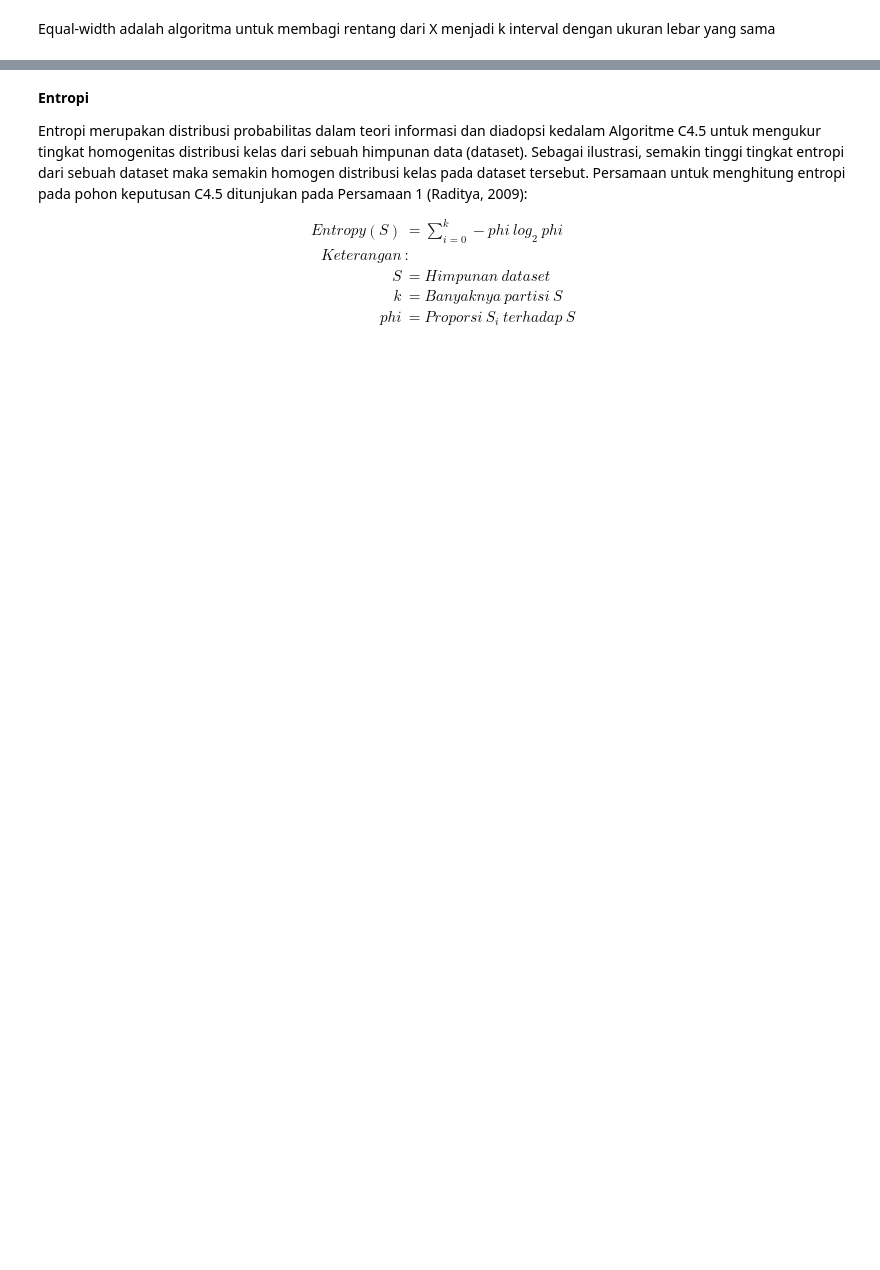
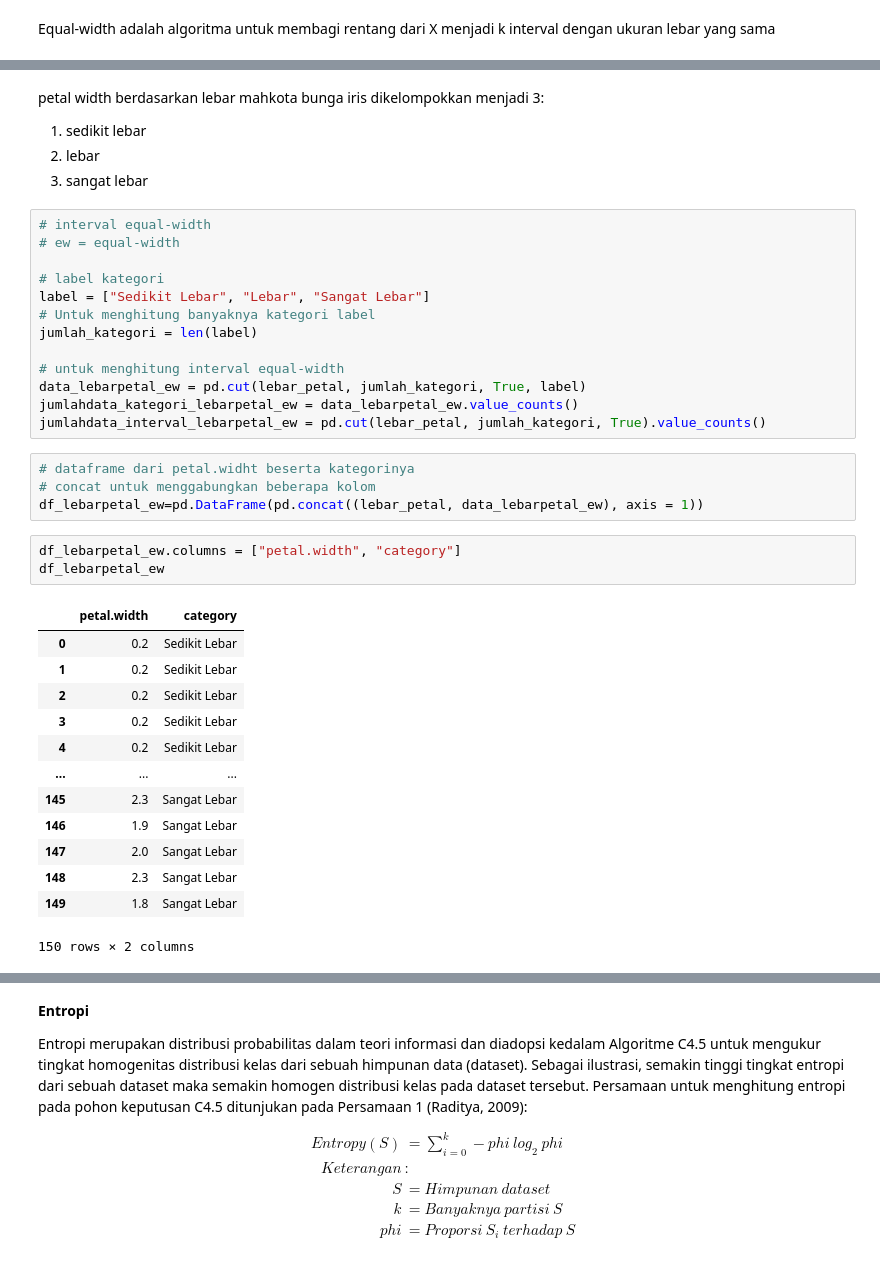
Before and after one commit to Lilik-murdiyah/datamining, a Jupyter notebook: _sources/notebooks.ipynb, the cells around one changed output, grey strips where cells are left out. Drawn from its saved outputs; the diff is of its cells as text; blank space fills up the shorter version.

```diff
--- a/_sources/notebooks.ipynb
+++ b/_sources/notebooks.ipynb
@@ -456,0 +529,39 @@ dffeature= pd.DataFrame (df, columns =['sepal_length','sepal_width','petal_lengt
+# %% [markdown]
+petal width berdasarkan lebar mahkota bunga iris dikelompokkan menjadi 3:
+1.   sedikit lebar
+2.   lebar
+3.   sangat lebar
+# %%
+# interval equal-width
+# ew = equal-width
+
+# label kategori
+label = ["Sedikit Lebar", "Lebar", "Sangat Lebar"]
+# Untuk menghitung banyaknya kategori label
+jumlah_kategori = len(label)
+
+# untuk menghitung interval equal-width
+data_lebarpetal_ew = pd.cut(lebar_petal, jumlah_kategori, True, label)
+jumlahdata_kategori_lebarpetal_ew = data_lebarpetal_ew.value_counts()
+jumlahdata_interval_lebarpetal_ew = pd.cut(lebar_petal, jumlah_kategori, True).value_counts()
+# %%
+# dataframe dari petal.widht beserta kategorinya
+# concat untuk menggabungkan beberapa kolom
+df_lebarpetal_ew=pd.DataFrame(pd.concat((lebar_petal, data_lebarpetal_ew), axis = 1))
+# %%
+df_lebarpetal_ew.columns = ["petal.width", "category"]
+df_lebarpetal_ew
+# %% [output]
+|  | petal.width | category |
+| 0 | 0.2 | Sedikit Lebar |
+| 1 | 0.2 | Sedikit Lebar |
+| 2 | 0.2 | Sedikit Lebar |
+| 3 | 0.2 | Sedikit Lebar |
+| 4 | 0.2 | Sedikit Lebar |
+| ... | ... | ... |
+| 145 | 2.3 | Sangat Lebar |
+| 146 | 1.9 | Sangat Lebar |
+| 147 | 2.0 | Sangat Lebar |
+| 148 | 2.3 | Sangat Lebar |
+| 149 | 1.8 | Sangat Lebar |
+150 rows × 2 columns
```
Also changed, not shown: parts of 148 cells of this notebook, 3 other files.
